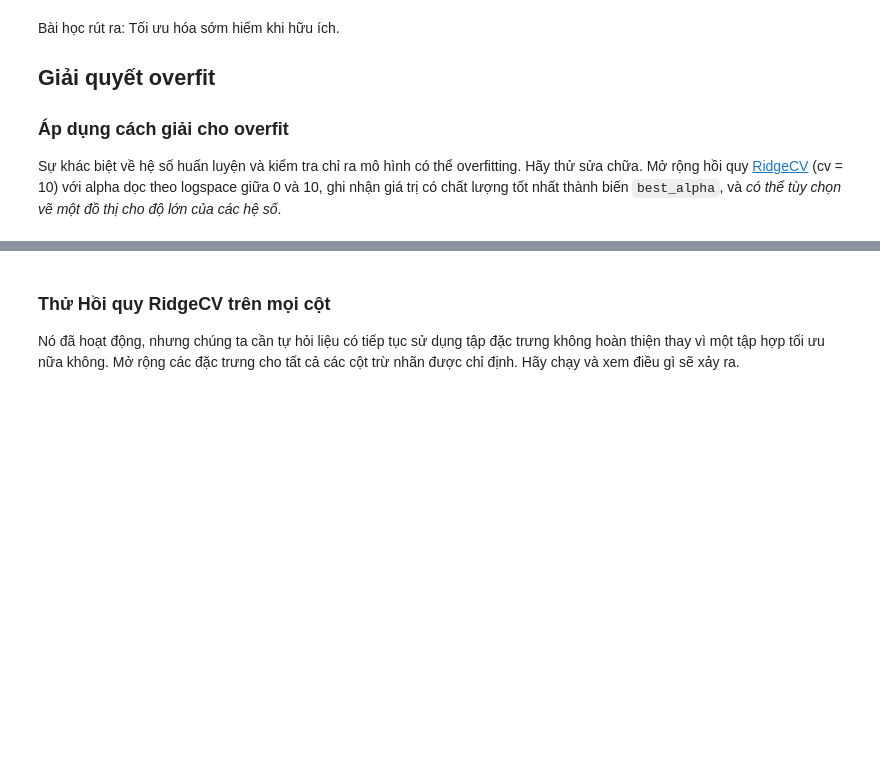
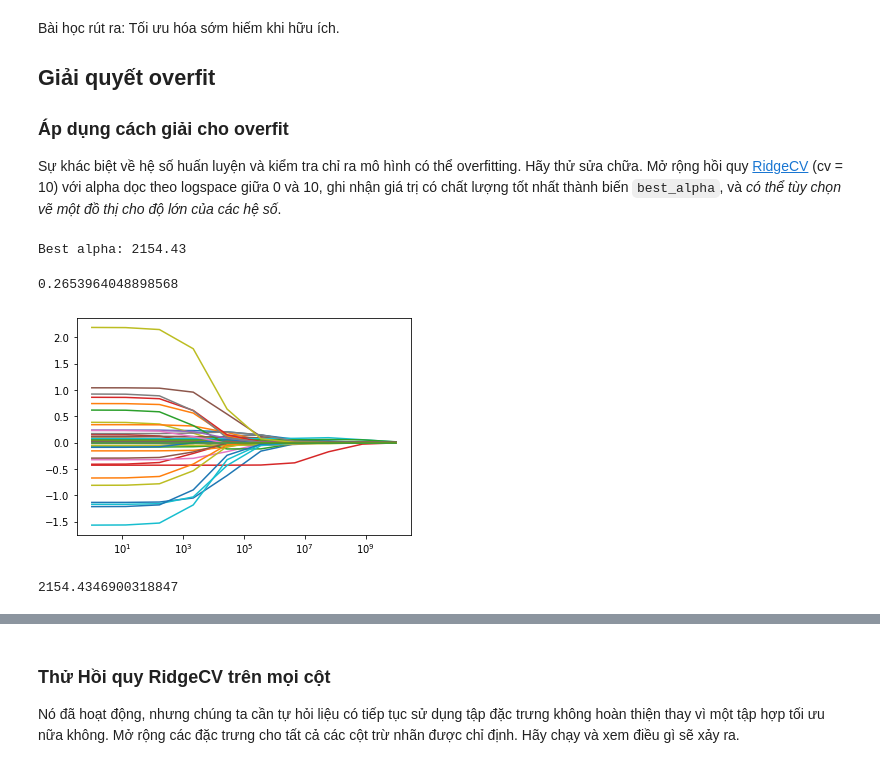
Before and after one commit to aidino/funix, a Jupyter notebook: labs/c2-regression/assignment-1/asm1.ipynb, the cells around one changed output, grey strips where cells are left out. Saved outputs shown, nothing was run; the diff lists cells and outputs as text; code cells hidden in the pictures; blank space fills up the shorter version.

```diff
--- a/labs/c2-regression/assignment-1/asm1.ipynb
+++ b/labs/c2-regression/assignment-1/asm1.ipynb
@@ -113,0 +152,40 @@ Sự khác biệt về hệ số huấn luyện và kiểm tra chỉ ra mô hìn
+# %%
+# Viết code ở đây:
+# Cach 1
+from sklearn.linear_model import RidgeCV
+
+alphas = np.logspace(0, 10, num=10)
+
+ridgeCV = RidgeCV(alphas=alphas, cv=10)
+ridgeCV.fit(train_features.values, train_labels.values)
+best_alpha = ridgeCV.alpha_
+print("Best alpha: {:0.2f}".format(best_alpha))
+# %% [output]
+Best alpha: 2154.43
+# %%
+ridgeCV.best_score_
+# %% [output]
+0.2653964048898568
+# %%
+# Cach 2
+coefs = []
+best_alphas = []
+best_scores = []
+
+for a in alphas:
+    ridgeCV = RidgeCV(alphas=[a], cv=10)
+    ridgeCV.fit(train_features.values, train_labels.values)
+    coefs.append(ridgeCV.coef_)
+    best_alphas.append(ridgeCV.alpha_)
+    best_scores.append(ridgeCV.best_score_)
+
+plt.semilogx(alphas, coefs)
+plt.show()
+#plt.legend(train_features.keys())
+# %% [output]
+[figure, added]
+# %%
+best_alpha = best_alphas[np.argmax(best_scores)]
+best_alpha
+# %% [output]
+2154.4346900318847
```
Also changed, not shown: parts of 21 cells of this notebook, 1 other file.
